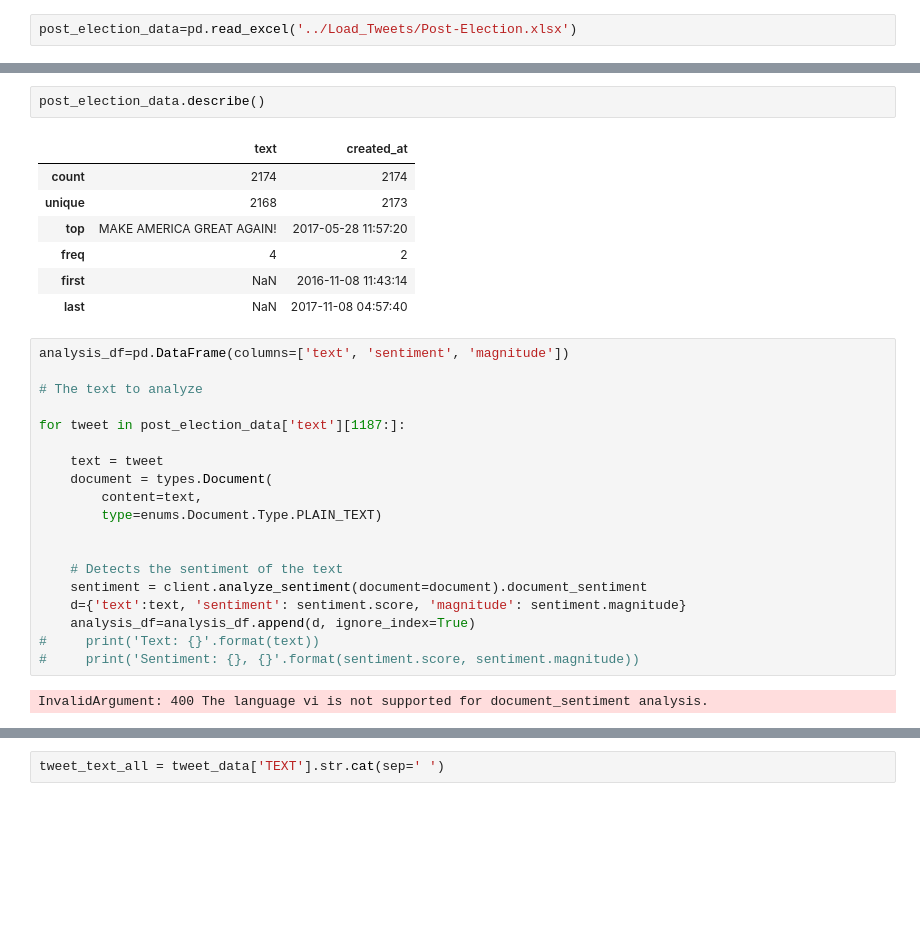
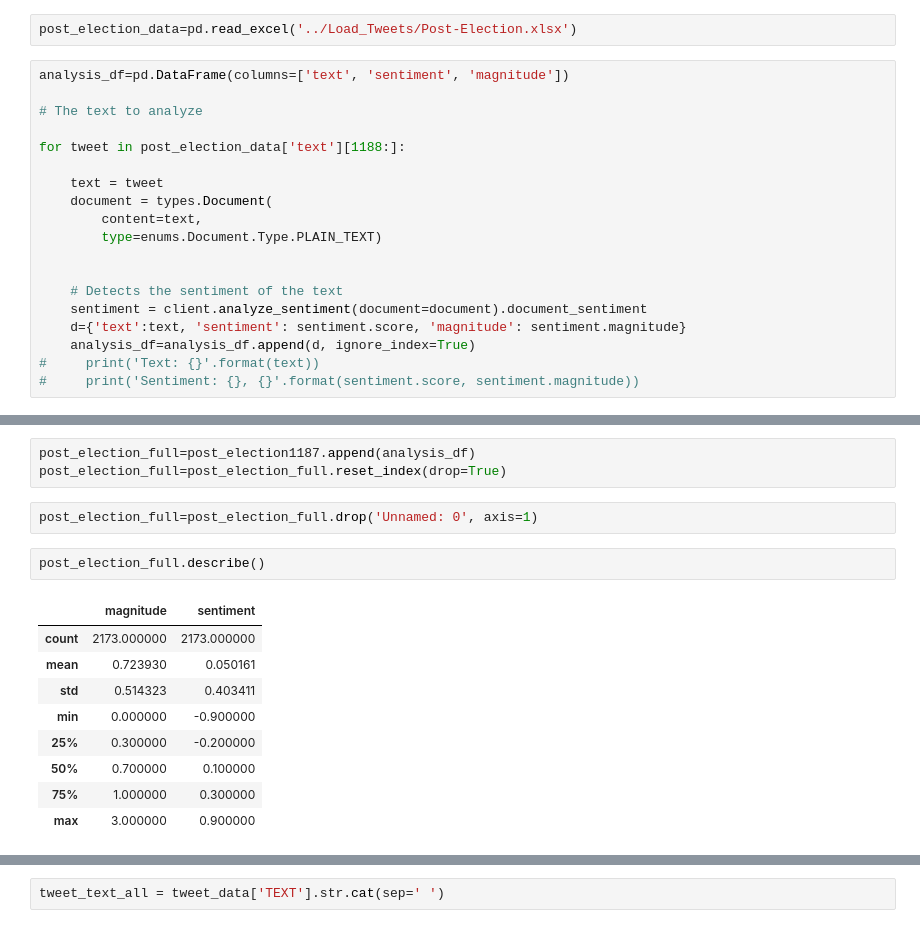
Before and after one commit to EthanH43/text_generator, a Jupyter notebook: Model/Tweet_Analysis.ipynb, the cells around one changed output, grey strips where cells are left out. Cells and saved outputs as stored; diff of their text form; blank space fills up the shorter version.

```diff
--- a/Model/Tweet_Analysis.ipynb
+++ b/Model/Tweet_Analysis.ipynb
@@ -36,3 +36,22 @@ tweet_data=pd.read_csv('../Load_Tweets/data/tweet_data.csv')
 pre_election_data=pd.read_excel('../Load_Tweets/Pre_election.xlsx')
 # %%
 post_election_data=pd.read_excel('../Load_Tweets/Post-Election.xlsx')
+# %%
+analysis_df=pd.DataFrame(columns=['text', 'sentiment', 'magnitude'])
+
+# The text to analyze
+
+for tweet in post_election_data['text'][1188:]:
+
+    text = tweet
+    document = types.Document(
+        content=text,
+        type=enums.Document.Type.PLAIN_TEXT)
+
+
+    # Detects the sentiment of the text
+    sentiment = client.analyze_sentiment(document=document).document_sentiment
+    d={'text':text, 'sentiment': sentiment.score, 'magnitude': sentiment.magnitude}
+    analysis_df=analysis_df.append(d, ignore_index=True)
+#     print('Text: {}'.format(text))
+#     print('Sentiment: {}, {}'.format(sentiment.score, sentiment.magnitude))
@@ -39,31 +81,17 @@ post_election_data=pd.read_excel('../Load_Tweets/Post-Election.xlsx')
+# %%
+post_election_full=post_election1187.append(analysis_df)
+post_election_full=post_election_full.reset_index(drop=True)
+# %%
+post_election_full=post_election_full.drop('Unnamed: 0', axis=1)
 # %%
-post_election_data.describe()
+post_election_full.describe()
 # %% [output]
-|  | text | created_at |
-| count | 2174 | 2174 |
-| unique | 2168 | 2173 |
-| top | MAKE AMERICA GREAT AGAIN! | 2017-05-28 11:57:20 |
-| freq | 4 | 2 |
-| first | NaN | 2016-11-08 11:43:14 |
-| last | NaN | 2017-11-08 04:57:40 |
+|  | magnitude | sentiment |
+| count | 2173.000000 | 2173.000000 |
+| mean | 0.723930 | 0.050161 |
+| std | 0.514323 | 0.403411 |
+| min | 0.000000 | -0.900000 |
+| 25% | 0.300000 | -0.200000 |
+| 50% | 0.700000 | 0.100000 |
+| 75% | 1.000000 | 0.300000 |
+| max | 3.000000 | 0.900000 |
-# %%
-analysis_df=pd.DataFrame(columns=['text', 'sentiment', 'magnitude'])
-
-# The text to analyze
-
-for tweet in post_election_data['text'][1187:]:
-
-    text = tweet
-    document = types.Document(
-        content=text,
-        type=enums.Document.Type.PLAIN_TEXT)
-
-
-    # Detects the sentiment of the text
-    sentiment = client.analyze_sentiment(document=document).document_sentiment
-    d={'text':text, 'sentiment': sentiment.score, 'magnitude': sentiment.magnitude}
-    analysis_df=analysis_df.append(d, ignore_index=True)
-#     print('Text: {}'.format(text))
-#     print('Sentiment: {}, {}'.format(sentiment.score, sentiment.magnitude))
-# %% [output]
-InvalidArgument: 400 The language vi is not supported for document_sentiment analysis.
```
Also changed, not shown: parts of 10 cells of this notebook.
